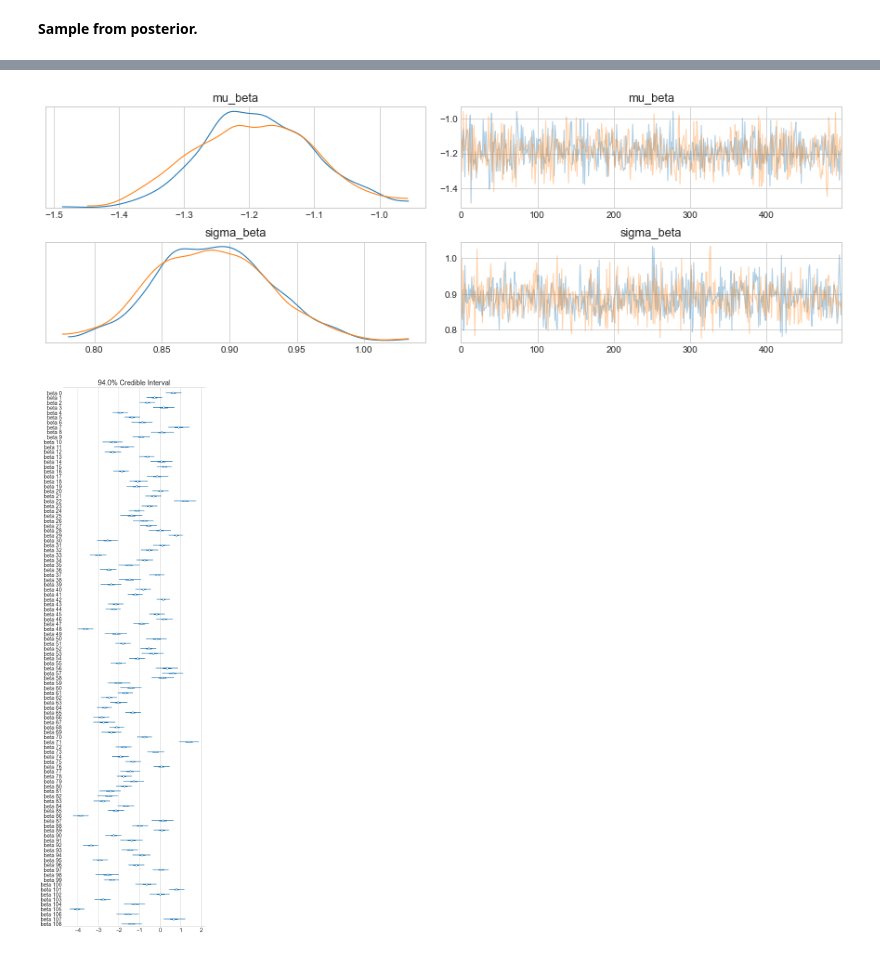
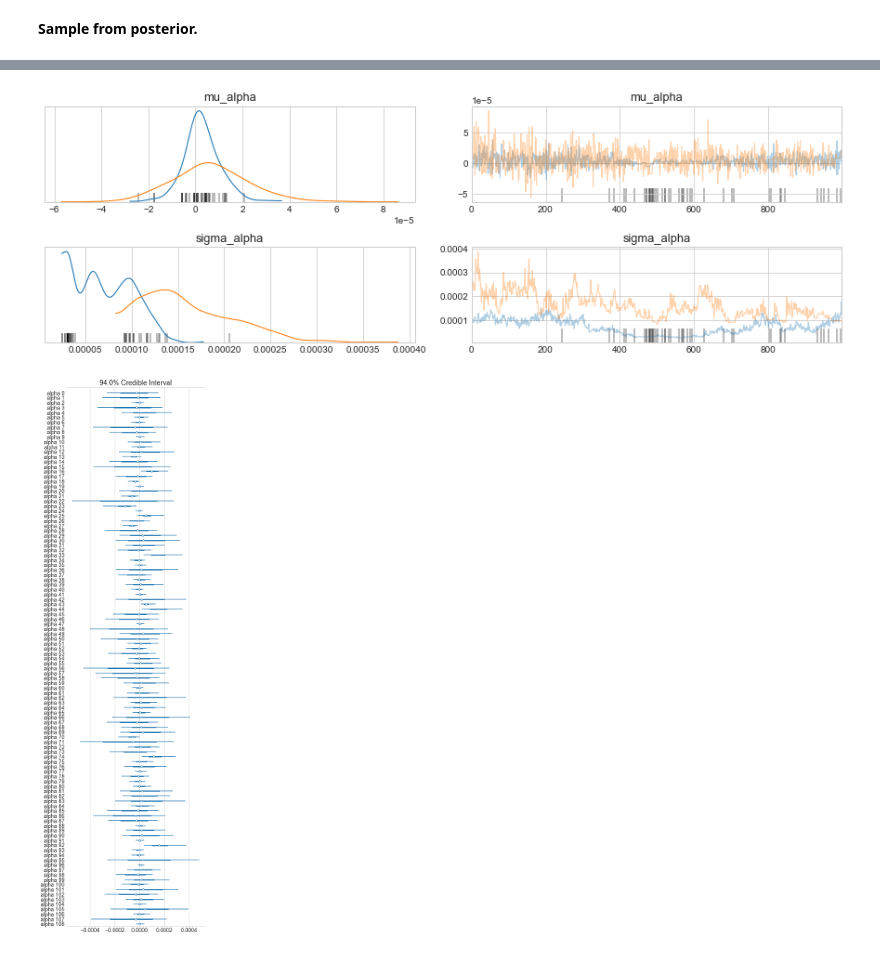
Before and after one commit to jhrcook/demeter2-stan, a Jupyter notebook: notebooks/005_demeter2-in-stan.ipynb, the cells around one changed output, grey strips where cells are left out. Drawn from its saved outputs; the diff is of its cells as text; code cells hidden in the pictures.

Commit message:
analysis: compiling but not fit well with varying gene effect

```diff
--- a/notebooks/005_demeter2-in-stan.ipynb
+++ b/notebooks/005_demeter2-in-stan.ipynb
@@ -106,6 +123,6 @@ Select only a few cell lines while model building.
 # %%
 np.random.seed(123)
-cell_lines = np.random.choice(np.unique(modeling_data.cell_line), 30)
+cell_lines = np.random.choice(np.unique(modeling_data.cell_line), 100)
 modeling_data = modeling_data[modeling_data.cell_line.isin(cell_lines)]
 modeling_data.shape
 # %% [output]
@@ -173,8 +190,12 @@ shrna_gene_matrix.shape
 d2_stan_data = {
     'N': int(modeling_data.shape[0]),
     'I': len(np.unique(modeling_data.barcode_sequence_idx)),
+    'J': len(np.unique(modeling_data.cell_line_idx)),
+    'L': len(np.unique(modeling_data.gene_symbol_idx)),
 
     'shrna': modeling_data.barcode_sequence_idx,
+    'cell_line': modeling_data.cell_line_idx,
+    'gene': modeling_data.gene_symbol_idx,
 
     'y': modeling_data.lfc
 }
@@ -182,7 +203,7 @@ d2_stan_data = {
 **Compile model.**
 # %%
 start = timer()
-d2_stan_file = models_dir / 'd2_stan_model_2.stan'
+d2_stan_file = models_dir / 'd2_stan_model_2.cpp'
 d2_stan_model = pystan.StanModel(file=d2_stan_file.as_posix())
 end = timer()
 print(f'{(end - start) / 60:.2f} minutes to compile model')
@@ -193,7 +214,7 @@ INFO:pystan:COMPILING THE C++ CODE FOR MODEL anon_model_a558ff61f54edac101a6efc3
 **Sample from posterior.**
 # %%
 start = timer()
-d2_stan_fit = d2_stan_model.sampling(data=d2_stan_data, iter=1000, chains=2)
+d2_stan_fit = d2_stan_model.sampling(data=d2_stan_data, iter=2000, chains=2)
 end = timer()
 print(f'{(end - start) / 60:.2f} minutes to sample from posterior.')
 # %% [output]
@@ -233,10 +276,10 @@ az.summary(az_d2_stan)
 # %%
-az.plot_trace(az_d2_stan, var_names=['mu_beta', 'sigma_beta'])
+az.plot_trace(az_d2_stan, var_names=['mu_alpha', 'sigma_alpha'])
 plt.show()
 # %% [output]
-[figure, old version]
+[figure, new version]
 # %%
-az.plot_forest(az_d2_stan, var_names='beta', combined=True, figsize=(6, 20))
+az.plot_forest(az_d2_stan, var_names='alpha', combined=True, figsize=(6, 20))
 plt.show()
 # %% [output]
-[figure, old version]
+[figure, new version]
```
Also changed, not shown: parts of 15 cells of this notebook, 12 other files.
